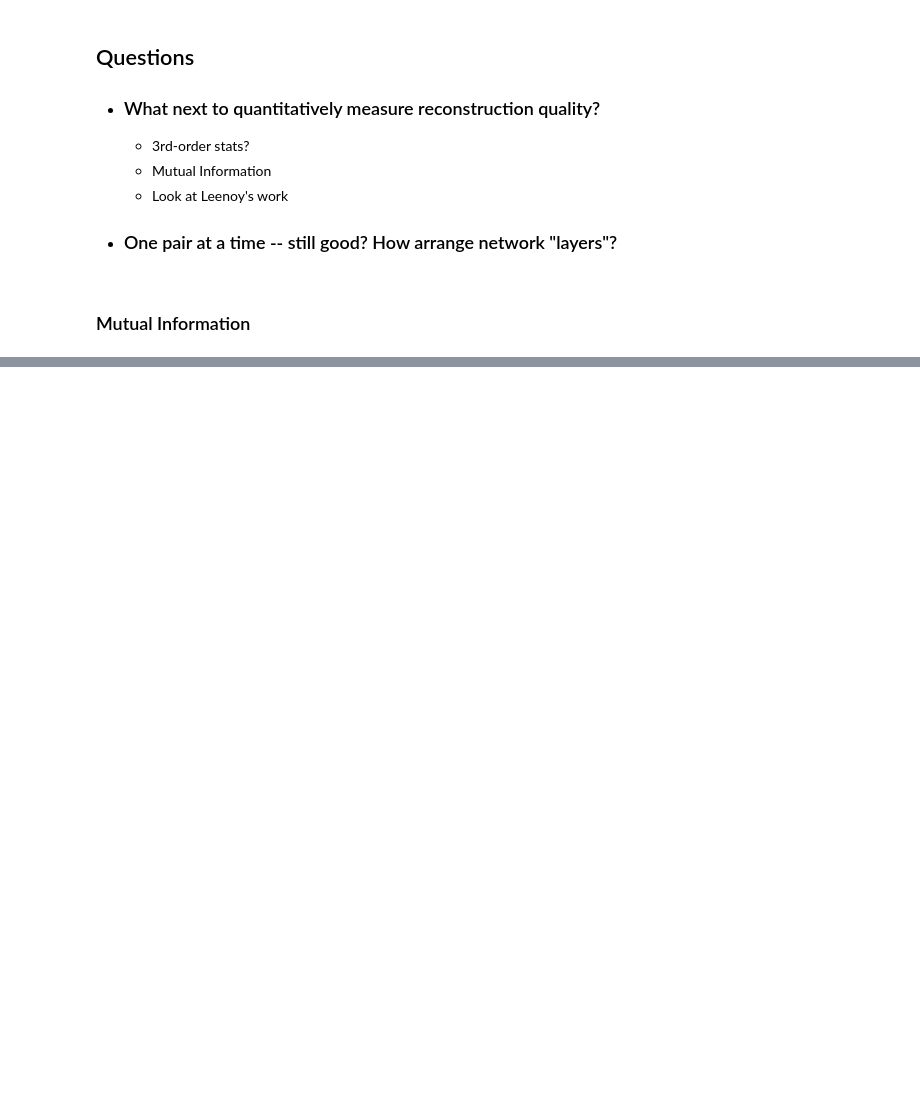
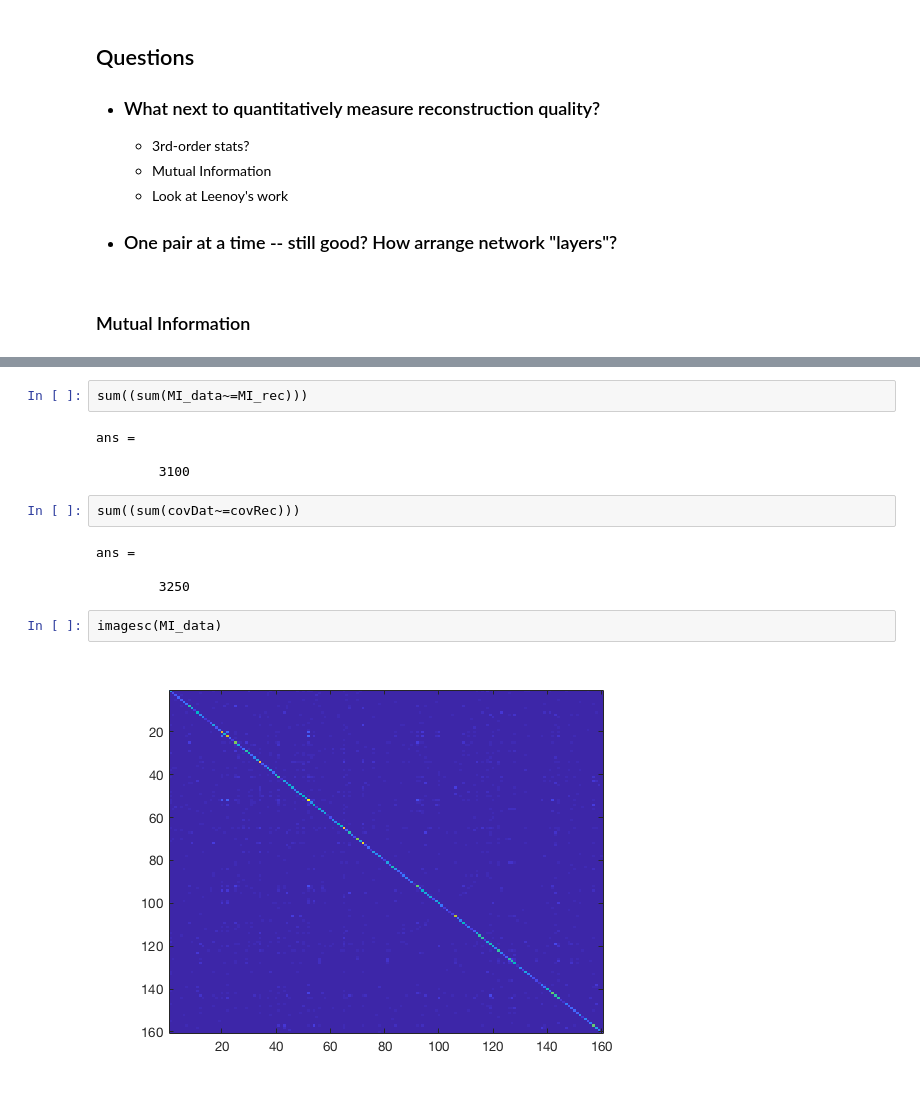
Before and after one commit to jlnatal/CGProj, a Jupyter notebook: CGpipeline_.ipynb, the cells around one changed output, grey strips where cells are left out. Drawn from its saved outputs; the diff is of its cells as text; blank space fills up the shorter version.

```diff
--- a/CGpipeline_.ipynb
+++ b/CGpipeline_.ipynb
@@ -530,0 +635,16 @@ sum(-log2(JPD_compar(:,:,1)).*JPD_compar(:,:,1),2)./4
+# %%
+sum((sum(MI_data~=MI_rec)))
+# %% [output]
+ans =
+
+        3100
+# %%
+sum((sum(covDat~=covRec)))
+# %% [output]
+ans =
+
+        3250
+# %%
+imagesc(MI_data)
+# %% [output]
+[figure, added]
```
Also changed, not shown: parts of 24 cells of this notebook.
